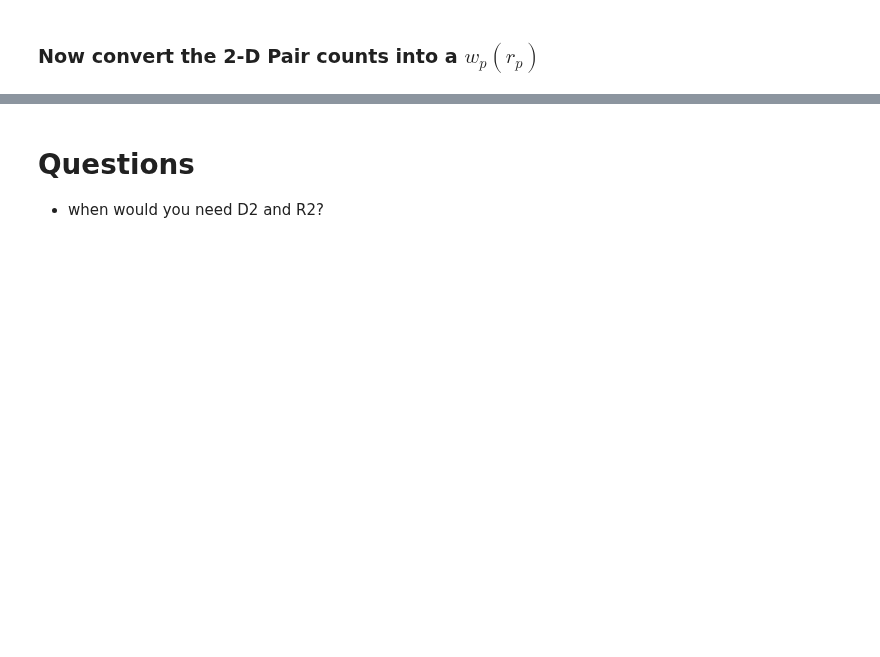
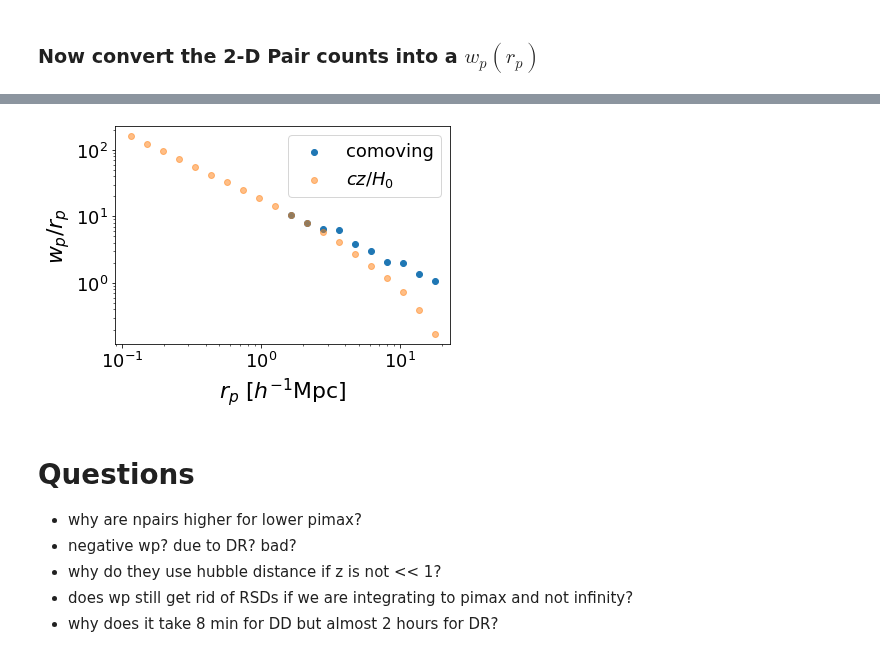
Before and after one commit to mshiferaw/quaia_bias, a Jupyter notebook: notebooks/2025-03-05_measure_wp_rp_comoving.ipynb, the cells around one changed output, grey strips where cells are left out. Cells and saved outputs as stored; diff of their text form; code cells hidden in the pictures; blank space fills up the shorter version.

```diff
--- a/notebooks/2025-02-12_measure_mock_clustering.ipynb
+++ b/notebooks/2025-03-05_measure_wp_rp_comoving.ipynb
@@ -328,3 +349,18 @@ wp = convert_rp_pi_counts_to_wp(N_gcatlo, N_gcatlo, N_randlo, N_randlo,
+# %%
+plt.scatter(recenter(rbins), wp/recenter(rbins), label = 'comoving')
+plt.scatter(recenter(rbins), wp_pimax/recenter(rbins), label = '$cz/H_0$', alpha = 0.5)
+plt.xlabel(r'$r_{p}$ $[h^{-1}$Mpc]') # projected
+plt.ylabel(r"$w_p/r_p$")
+plt.xscale('log')
+plt.yscale('log')
+plt.legend()
+plt.show()
+# %% [output]
+[figure, added]
 # %% [markdown]
 # Questions
-- when would you need D2 and R2?
+- why are npairs higher for lower pimax?
+- negative wp? due to DR? bad?
+- why do they use hubble distance if z is not << 1?
+- does wp still get rid of RSDs if we are integrating to pimax and not infinity?
+- why does it take 8 min for DD but almost 2 hours for DR?
```
Also changed, not shown: parts of 41 cells of this notebook, 28 other files.
